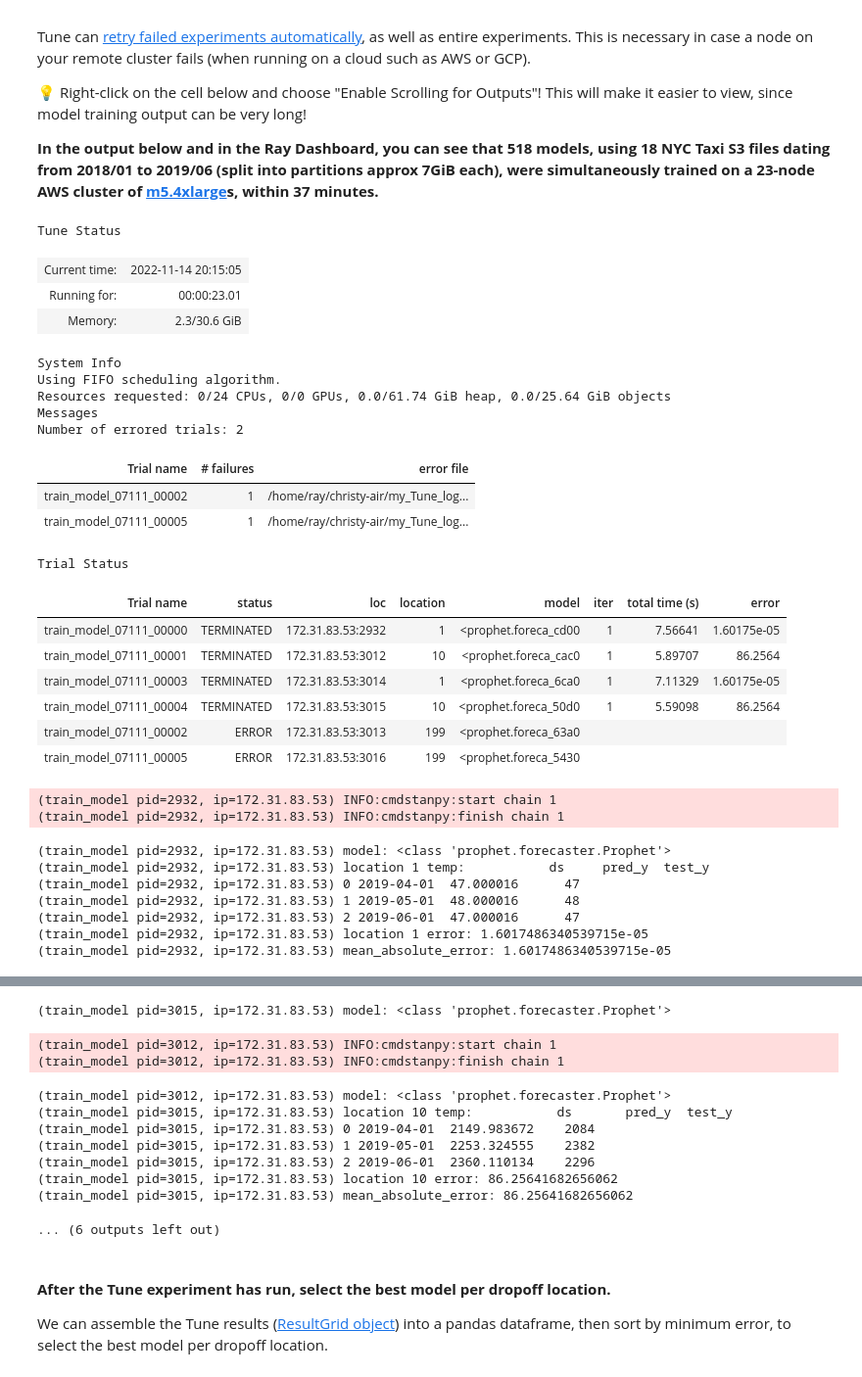
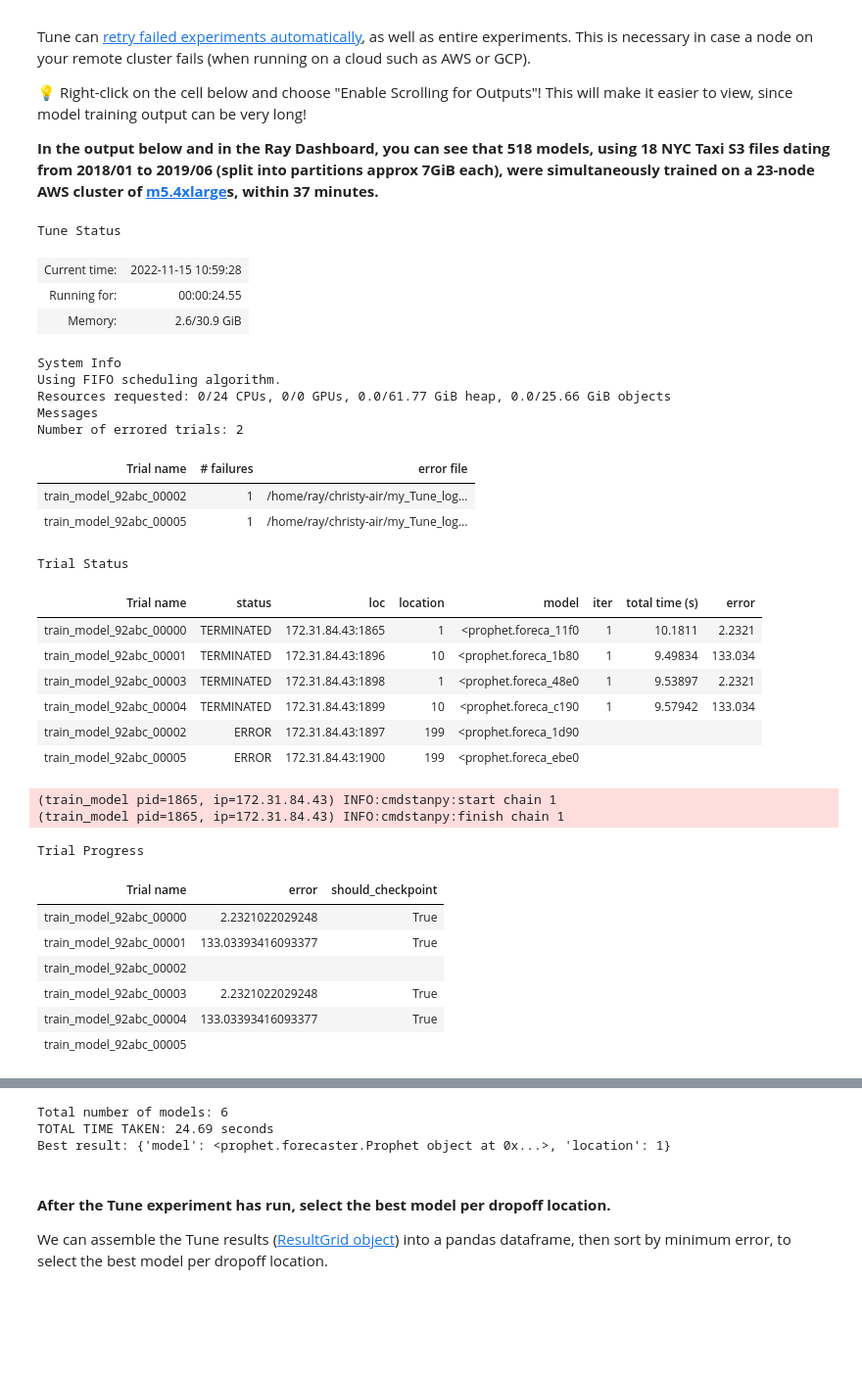
Before and after one commit to christy/AnyscaleDemos, a Jupyter notebook: ray_air_demos/ray_air/batch_forecasting.ipynb, the cells around one changed output, grey strips where cells are left out. Shown: that part at 98% size. Cells and saved outputs as stored; diff of their text form; code cells hidden in the pictures; blank space fills up the shorter version.

Commit message:
Add batch forecasting Prophet

````diff
--- a/ray_air_demos/ray_air/batch_forecasting.ipynb
+++ b/ray_air_demos/ray_air/batch_forecasting.ipynb
@@ -101,7 +101,8 @@ Use PyArrow dataset and table for reading or writing large parquet files, since
 ```
 # %%
 # Define some global variables.
-target = "trip_duration"
+TARGET = "trip_duration"
+FORECAST_LENGTH = 6
 s3_partitions = pds.dataset(
     "s3://anonymous@air-example-data/ursa-labs-taxi-data/by_year/",
     partitioning=["year", "month"],
@@ -119,7 +120,7 @@ all_location_ids.remove(264)
 all_location_ids.remove(265)
 
 # Use smoke testing or not.
-starting_idx = -3 if SMOKE_TEST else 0
+starting_idx = -5 if SMOKE_TEST else 0
 #TODO - drop error-handling test location 199
 sample_locations = [1, 10, 199] if SMOKE_TEST else all_location_ids
 
@@ -356,7 +363,6 @@ def train_model(config: dict):
 
     model = config['model']
     the_location = config['location']
-    FORECAST_LENGTH = 1
 
     # Load data.
     df_list = [read_data(f, the_location) for f in s3_files]
@@ -365,8 +371,9 @@ def train_model(config: dict):
 
     # Train model.
     model = model.fit(df[['ds', 'y']])
-    print(f"model: {type(model)}")
 
+    ### START move to evaluate_model()
+    # TODO - move this to error, test_df, pred_df = evaluate_model(model)
     # Inference model.
     future_dates = model.make_future_dataframe(periods=FORECAST_LENGTH, freq='MS')
     future = model.predict(future_dates)
@@ -377,22 +384,21 @@ def train_model(config: dict):
     temp = pd.concat([pred_y, test_y[['y']]],
                      axis=1, ignore_index=True)
     temp.columns = ['ds', 'pred_y', 'test_y']
-    print(f"location {the_location} temp: {temp.head()}")
 
     # Evaluate mean absolute forecast error.
     temp['forecast_error'] = np.abs(temp['test_y'] - temp['pred_y'])
     error = np.mean(temp['forecast_error'])
-    print(f"location {the_location} error: {error}")
 
     # calculate mean absolute forecast error
     temp['forecast_error'] = np.abs(temp['test_y'] - temp['pred_y'])
     mean_absolute_error = np.mean(temp['forecast_error'])
-    print(f"mean_absolute_error: {mean_absolute_error}")
+    ### END move to evaluate_model()
 
     # Define a model checkpoint using AIR API.
     # https://docs.ray.io/en/latest/tune/tutorials/tune-checkpoints.html
     checkpoint = ray.air.checkpoint.Checkpoint.from_dict({
-        "model": future,
+        "model": model,
+        "forecast_df": future,
         "location_id": the_location})
 
     # Save checkpoint and report back metrics, using ray.air.session.report()
@@ -436,52 +442,53 @@ tuner = tune.Tuner(
     param_space=search_space,
     run_config=air.RunConfig(
 
         #redirect logs to relative path instead of default ~/ray_results/
         local_dir = "my_Tune_logs",
         name = "batch_tuning",
 
         # Set Ray Tune verbosity.  Print summary table only with levels 2 or 3.
-        verbose=1,
+        verbose=2,
         ),
 )
 
 # 4. Run the experiment with Ray Tune
 start = time.time()
 results = tuner.fit()
 total_time_taken = time.time() - start
 
 # Print some training stats
 print(f"Total number of models: {len(results)}")
 print(f"TOTAL TIME TAKEN: {total_time_taken:.2f} seconds")
 best_result = results.get_best_result(metric="error", mode="min").config
 print(f"Best result: {best_result}")
 # %% [output]
 Tune Status
-| Current time: | 2022-11-14 20:15:05 |
-| Running for: | 00:00:23.01 |
-| Memory: | 2.3/30.6 GiB |
+| Current time: | 2022-11-15 10:59:28 |
+| Running for: | 00:00:24.55 |
+| Memory: | 2.6/30.9 GiB |
 System Info
 Using FIFO scheduling algorithm.
-Resources requested: 0/24 CPUs, 0/0 GPUs, 0.0/61.74 GiB heap, 0.0/25.64 GiB objects
+Resources requested: 0/24 CPUs, 0/0 GPUs, 0.0/61.77 GiB heap, 0.0/25.66 GiB objects
 Messages
 Number of errored trials: 2
 | Trial name | # failures | error file |
-| train_model_07111_00002 | 1 | /home/ray/christy-air/my_Tune_log... |
-| train_model_07111_00005 | 1 | /home/ray/christy-air/my_Tune_log... |
+| train_model_92abc_00002 | 1 | /home/ray/christy-air/my_Tune_log... |
+| train_model_92abc_00005 | 1 | /home/ray/christy-air/my_Tune_log... |
 Trial Status
 | Trial name | status | loc | location | model | iter | total time (s) | error |
-| train_model_07111_00000 | TERMINATED | 172.31.83.53:2932 | 1 | <prophet.foreca_cd00 | 1 | 7.56641 | 1.60175e-05 |
-| train_model_07111_00001 | TERMINATED | 172.31.83.53:3012 | 10 | <prophet.foreca_cac0 | 1 | 5.89707 | 86.2564 |
-| train_model_07111_00003 | TERMINATED | 172.31.83.53:3014 | 1 | <prophet.foreca_6ca0 | 1 | 7.11329 | 1.60175e-05 |
-| train_model_07111_00004 | TERMINATED | 172.31.83.53:3015 | 10 | <prophet.foreca_50d0 | 1 | 5.59098 | 86.2564 |
-| train_model_07111_00002 | ERROR | 172.31.83.53:3013 | 199 | <prophet.foreca_63a0 |  |  |  |
-| train_model_07111_00005 | ERROR | 172.31.83.53:3016 | 199 | <prophet.foreca_5430 |  |  |  |
+| train_model_92abc_00000 | TERMINATED | 172.31.84.43:1865 | 1 | <prophet.foreca_11f0 | 1 | 10.1811 | 2.2321 |
+| train_model_92abc_00001 | TERMINATED | 172.31.84.43:1896 | 10 | <prophet.foreca_1b80 | 1 | 9.49834 | 133.034 |
+| train_model_92abc_00003 | TERMINATED | 172.31.84.43:1898 | 1 | <prophet.foreca_48e0 | 1 | 9.53897 | 2.2321 |
+| train_model_92abc_00004 | TERMINATED | 172.31.84.43:1899 | 10 | <prophet.foreca_c190 | 1 | 9.57942 | 133.034 |
+| train_model_92abc_00002 | ERROR | 172.31.84.43:1897 | 199 | <prophet.foreca_1d90 |  |  |  |
+| train_model_92abc_00005 | ERROR | 172.31.84.43:1900 | 199 | <prophet.foreca_ebe0 |  |  |  |
-(train_model pid=2932, ip=172.31.83.53) INFO:cmdstanpy:start chain 1
-(train_model pid=2932, ip=172.31.83.53) INFO:cmdstanpy:finish chain 1
+(train_model pid=1865, ip=172.31.84.43) INFO:cmdstanpy:start chain 1
+(train_model pid=1865, ip=172.31.84.43) INFO:cmdstanpy:finish chain 1
-(train_model pid=2932, ip=172.31.83.53) model: <class 'prophet.forecaster.Prophet'>
-(train_model pid=2932, ip=172.31.83.53) location 1 temp:           ds     pred_y  test_y
-(train_model pid=2932, ip=172.31.83.53) 0 2019-04-01  47.000016      47
-(train_model pid=2932, ip=172.31.83.53) 1 2019-05-01  48.000016      48
-(train_model pid=2932, ip=172.31.83.53) 2 2019-06-01  47.000016      47
-(train_model pid=2932, ip=172.31.83.53) location 1 error: 1.6017486340539715e-05
-(train_model pid=2932, ip=172.31.83.53) mean_absolute_error: 1.6017486340539715e-05
+Trial Progress
+| Trial name | error | should_checkpoint |
+| train_model_92abc_00000 | 2.2321022029248 | True |
+| train_model_92abc_00001 | 133.03393416093377 | True |
+| train_model_92abc_00002 |  |  |
+| train_model_92abc_00003 | 2.2321022029248 | True |
+| train_model_92abc_00004 | 133.03393416093377 | True |
+| train_model_92abc_00005 |  |  |
@@ -490,14 +512,6 @@ Trial Status
-(train_model pid=3015, ip=172.31.83.53) model: <class 'prophet.forecaster.Prophet'>
+Total number of models: 6
+TOTAL TIME TAKEN: 24.69 seconds
+Best result: {'model': <prophet.forecaster.Prophet object at 0x...>, 'location': 1}
-(train_model pid=3012, ip=172.31.83.53) INFO:cmdstanpy:start chain 1
-(train_model pid=3012, ip=172.31.83.53) INFO:cmdstanpy:finish chain 1
-(train_model pid=3012, ip=172.31.83.53) model: <class 'prophet.forecaster.Prophet'>
-(train_model pid=3015, ip=172.31.83.53) location 10 temp:           ds       pred_y  test_y
-(train_model pid=3015, ip=172.31.83.53) 0 2019-04-01  2149.983672    2084
-(train_model pid=3015, ip=172.31.83.53) 1 2019-05-01  2253.324555    2382
-(train_model pid=3015, ip=172.31.83.53) 2 2019-06-01  2360.110134    2296
-(train_model pid=3015, ip=172.31.83.53) location 10 error: 86.25641682656062
-(train_model pid=3015, ip=172.31.83.53) mean_absolute_error: 86.25641682656062
-... (6 outputs left out)
 # %% [markdown]
 <br>
 
````
Also changed, not shown: parts of 14 cells of this notebook.
